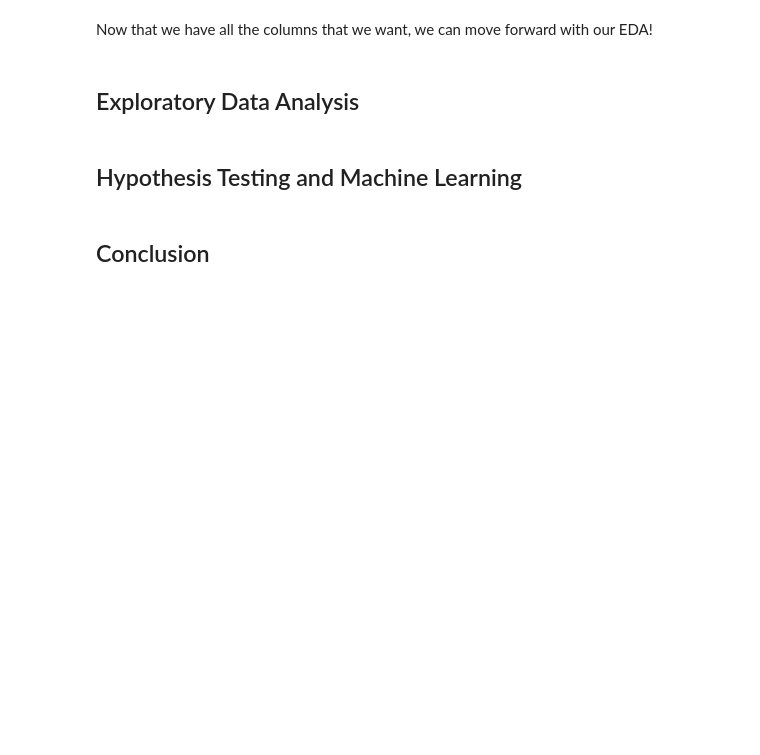
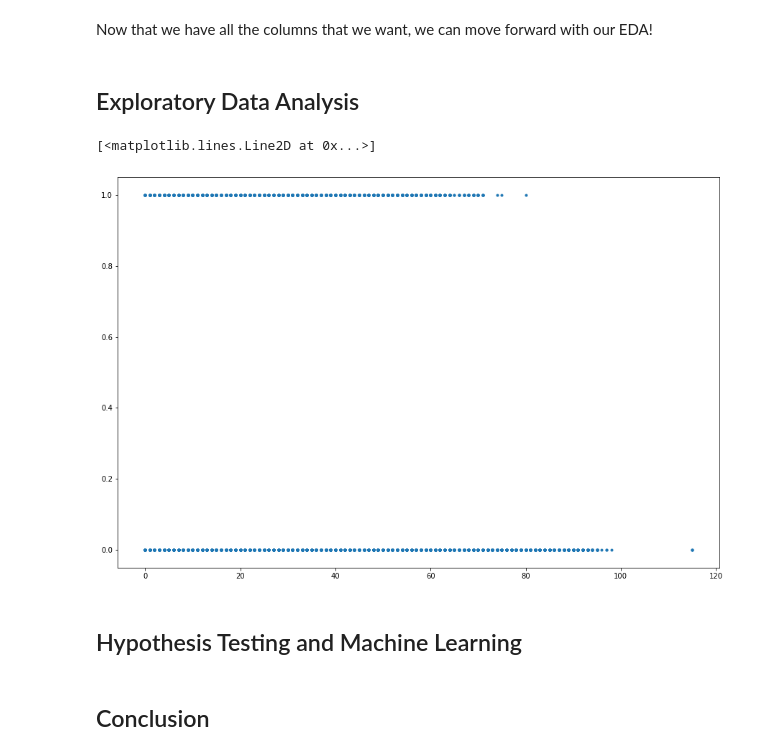
Before and after one commit to rezaameli/rezaameli.github.io, a Jupyter notebook: noshow.ipynb, the cells around one changed output. Cells and saved outputs as stored; diff of their text form; code cells hidden in the pictures; blank space fills up the shorter version.

```diff
--- a/noshow.ipynb
+++ b/noshow.ipynb
@@ -133,6 +135,11 @@ appts['ScheduledDay'] = sch_datetimes
 appts['AppointmentDay'] = appt_datetimes
 appts['ScheduledSeason'] = sch_seasons
 appts['AppointmentSeason'] = appt_seasons
+
+group_noshow = dict(tuple(appts.groupby('No-show')))
+yes = group_noshow['Yes']
+no = group_noshow['No']
+
 appts.head()
 # %% [output]
 |  | Gender | ScheduledDay | AppointmentDay | Age | Scholarship | Hipertension | Diabetes | Alcoholism | ... |
@@ -145,6 +152,12 @@ appts.head()
 Now that we have all the columns that we want, we can move forward with our EDA!
 # %% [markdown]
 ## Exploratory Data Analysis
+# %%
+fig = plt.figure(figsize=(15,10))
+plt.plot(yes['Age'], yes['Scholarship'], '.')
+# %% [output]
+[<matplotlib.lines.Line2D at 0x...>]
+[figure, added]
 # %% [markdown]
 ## Hypothesis Testing and Machine Learning
 # %% [markdown]
```
Also changed, not shown: parts of 2 cells of this notebook.
